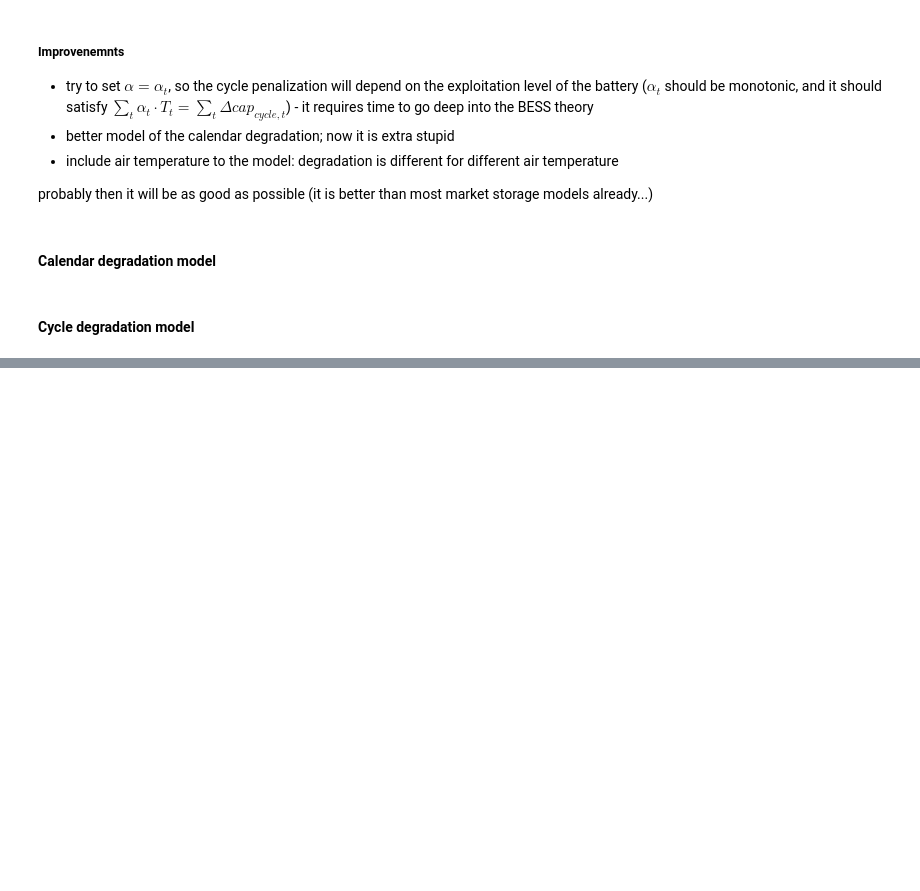
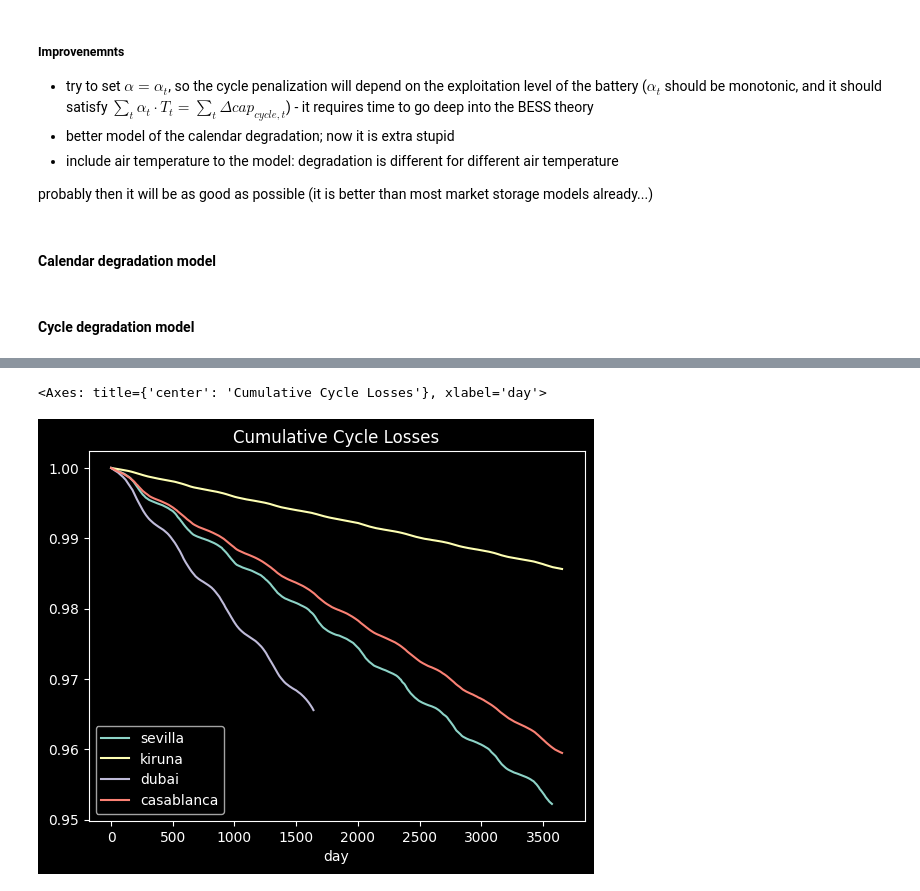
Before and after one commit to mma-dev-92/sopt, a Jupyter notebook: poc/capacity_degradation_model.ipynb, the cells around one changed output, grey strips where cells are left out. Cells and saved outputs as stored; diff of their text form; code cells hidden in the pictures; blank space fills up the shorter version.

```diff
--- a/poc/capacity_degradation_model.ipynb
+++ b/poc/capacity_degradation_model.ipynb
@@ -237,0 +591,7 @@ Finaly:
+# %%
+cycle_losses = pd.concat([results[city]['cycle_loss'] for city in results], axis=1)
+cycle_losses.columns = list(results.keys())
+(1 - cycle_losses.cumsum(axis=0)).plot(title='Cumulative Cycle Losses')
+# %% [output]
+<Axes: title={'center': 'Cumulative Cycle Losses'}, xlabel='day'>
+[figure, added]
```
Also changed, not shown: parts of 20 cells of this notebook, 30 other files.
